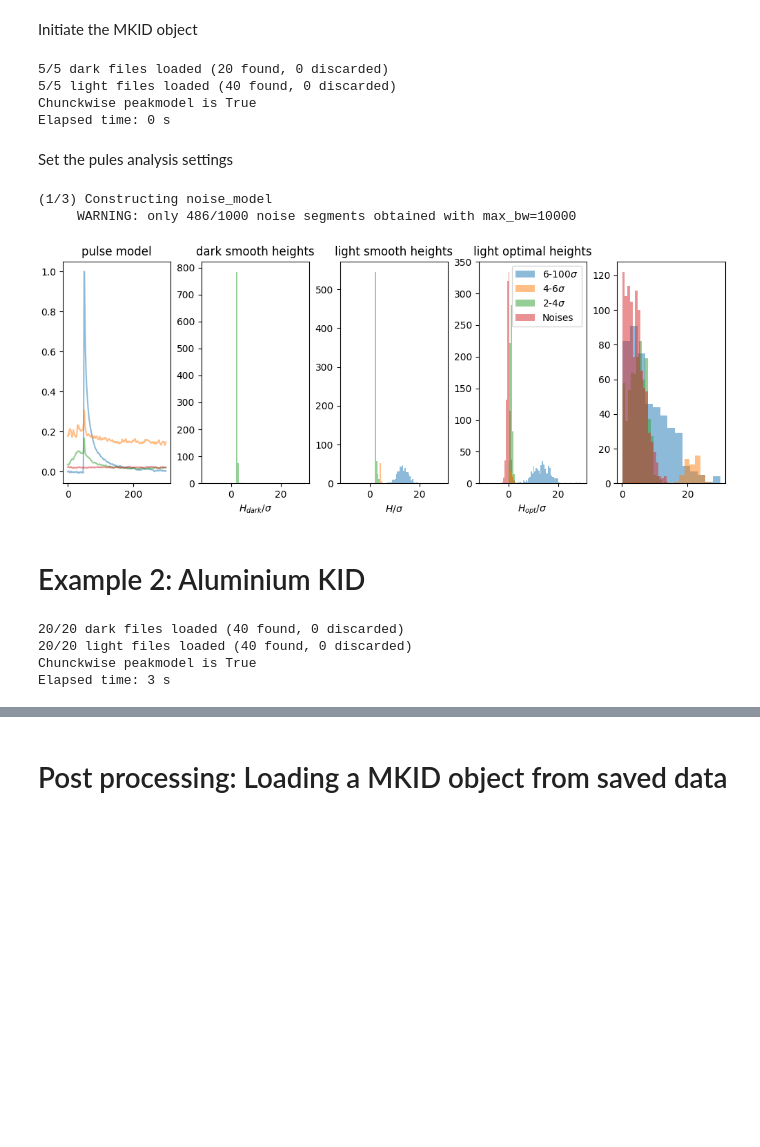
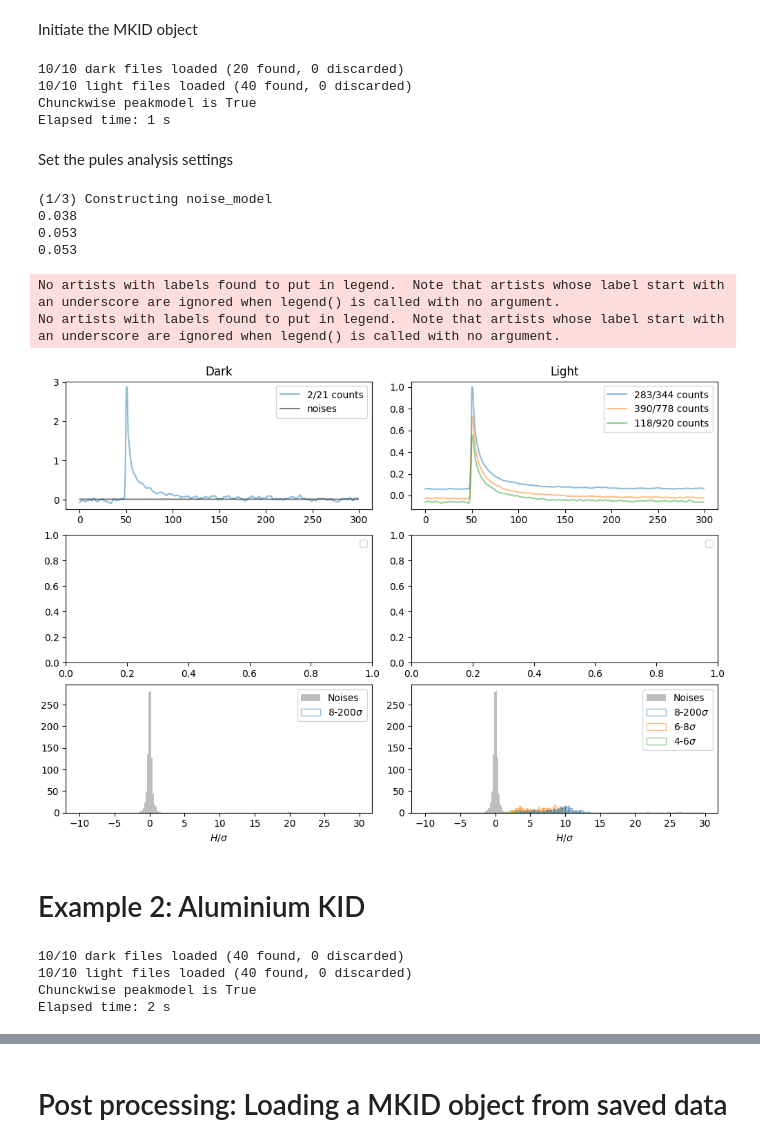
Before and after one commit to wilbertras/python-pulse-analysis, a Jupyter notebook: README.ipynb, the cells around one changed output, grey strips where cells are left out. Drawn from its saved outputs; the diff is of its cells as text; code cells hidden in the pictures; blank space fills up the shorter version.

Commit message:
pulse model

```diff
--- a/README.ipynb
+++ b/README.ipynb
@@ -29,15 +29,15 @@ wavelength = 1545       # wavelenght of the laser. This is just for saving purpo
 kid_nr = 1              # KID number
 pread = 102             # readout power of the KID
 comment = '20220235'    # the date of the experiment or any other comment you want to add for saving the figures
-chuncksize = 5        # the number of binfiles that the code will analyse at once. The script will concatenate these files and analyze them at once istead of analyzing every file on its own
+chuncksize = 10        # the number of binfiles that the code will analyse at once. The script will concatenate these files and analyze them at once istead of analyzing every file on its own
 file_path = None        # instead of the above parameters you can also load a perviously analyzed kid data file by inputting the filepath here. An example is further down in this notebook
 discard_saturated = True # when the phase response saturates or glitches a warning is given indicating which files contain this repsonse. These files are excluded unless the option here is set to False.
 LT192_KID1_P102 = MKID(LT, wavelength, light_dir, dark_dir, kid_nr, pread, comment, chuncksize, file_path=None, discard_saturated=True)
 # %% [output]
-5/5 dark files loaded (20 found, 0 discarded)
-5/5 light files loaded (40 found, 0 discarded)
+10/10 dark files loaded (20 found, 0 discarded)
+10/10 light files loaded (40 found, 0 discarded)
 Chunckwise peakmodel is True
-Elapsed time: 0 s
+Elapsed time: 1 s
 # %% [markdown]
 Set the pules analysis settings
 # %%
@@ -53,7 +53,7 @@ settings = {                # Choose the best settings for the pulse analysis:
     'ssf':1,                    # supersample factor, only applies to the 'edge' alignment method. This will increase the number of point in the data such that the rising edge can be found more accurately
     'sstype':'fourier',          # type of supersampling. Options are 'interp' where the signal is simply interpolated, or 'fourier' which uses a Fourier method to add more data points without adding higher frequency components.
     'buffer':10,              # the buffer is added at both sides of the pulsewindpow when cutting a pulse from the data. A buffer is needed because some extra room is required to align after they have been cut from the data
-    'mph':[7, 30],                 # minimal pulse height, together with 'mpp' these are the two criteria that are used to select the pulses. If set to None, 'mph' and 'mpp' will be 5x the standard deviation of the dark signal. For more https://docs.scipy.org/doc/scipy/reference/generated/scipy.signal.find_peaks.html
+    'mph':7,                 # minimal pulse height, together with 'mpp' these are the two criteria that are used to select the pulses. If set to None, 'mph' and 'mpp' will be 5x the standard deviation of the dark signal. For more https://docs.scipy.org/doc/scipy/reference/generated/scipy.signal.find_peaks.html
     'mpp':None,                 # minimal pulse prominence, see https://docs.scipy.org/doc/scipy/reference/generated/scipy.signal.find_peaks.html. Generally, I found it best to keep the 'mph' and 'mpp' equal.
     'nr_noise_segments':1000,    # number of noise segment to be used for the noise model
     'binsize':0.03,             # the binsize for the pulseheight histogram. The binsize might be slightly adjusted in order to let 'H_range' exactly coincide with a binedge.
@@ -63,14 +63,18 @@ settings = {                # Choose the best settings for the pulse analysis:
     'tlim':[0, 1],              # the time limits for the timestream response plots
     'filter_std':5,             # the number of standard deviations used for filtering the pulses. Pulses are filtered that are outside this number of stds at any point along their pulsewindow
     'rise_offset':50,            # offset of the rising edge of the pulse given in number of point
-    'noise_thres':7
+    'noise_thres':5
     }
 # %%
-mkid.pks_vs_sigmas(settings, f, [2, 4, 6, 100], binsize=.5, kernel=3)
+mkid.pks_vs_sigmas(settings, f, [4, 6, 8, 200], binsize=.2, kernel=3)
 # %% [output]
 (1/3) Constructing noise_model
-     WARNING: only 486/1000 noise segments obtained with max_bw=10000
+0.038
+0.053
+0.053
+No artists with labels found to put in legend.  Note that artists whose label start with an underscore are ignored when legend() is called with no argument.
+No artists with labels found to put in legend.  Note that artists whose label start with an underscore are ignored when legend() is called with no argument.
-[figure, old version]
+[figure, new version]
 # %%
 # the mkid.overview attribute does the full pulse analysis and provides an overview plot of all the relevant parameters
 mkid.overview(
@@ -93,11 +97,11 @@ LT = 218
 wavelength = 18500
 kid_nr = 5
 pread = 113
-chuncksize = 20
+chuncksize = 10
 mkid = MKID(LT, wavelength, light_dir, dark_dir, kid_nr, pread, comment, chuncksize)
 # %% [output]
-20/20 dark files loaded (40 found, 0 discarded)
-20/20 light files loaded (40 found, 0 discarded)
+10/10 dark files loaded (40 found, 0 discarded)
+10/10 light files loaded (40 found, 0 discarded)
 Chunckwise peakmodel is True
-Elapsed time: 3 s
+Elapsed time: 2 s
 # %%
```
Also changed, not shown: parts of 2 cells of this notebook, 2 other files.
